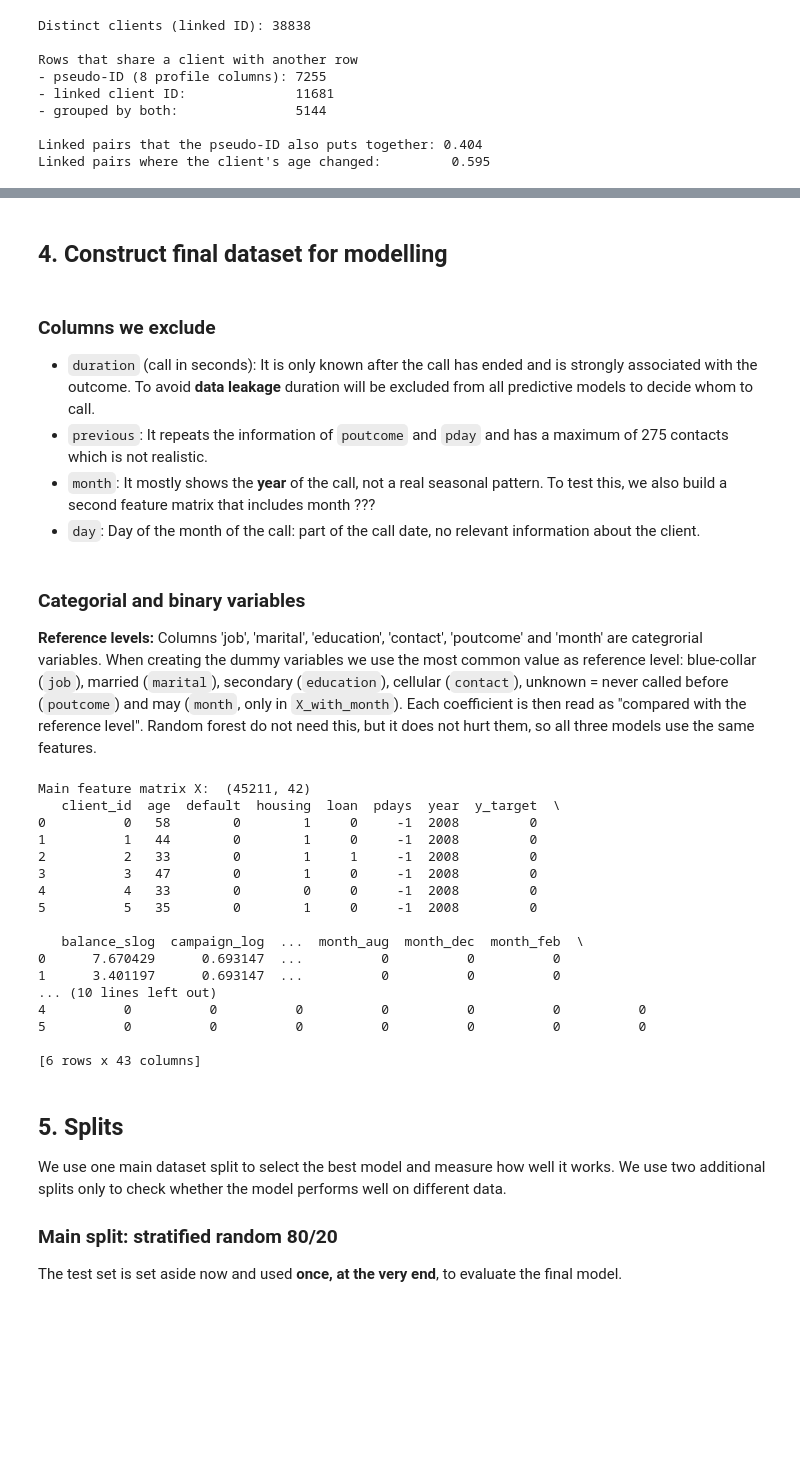
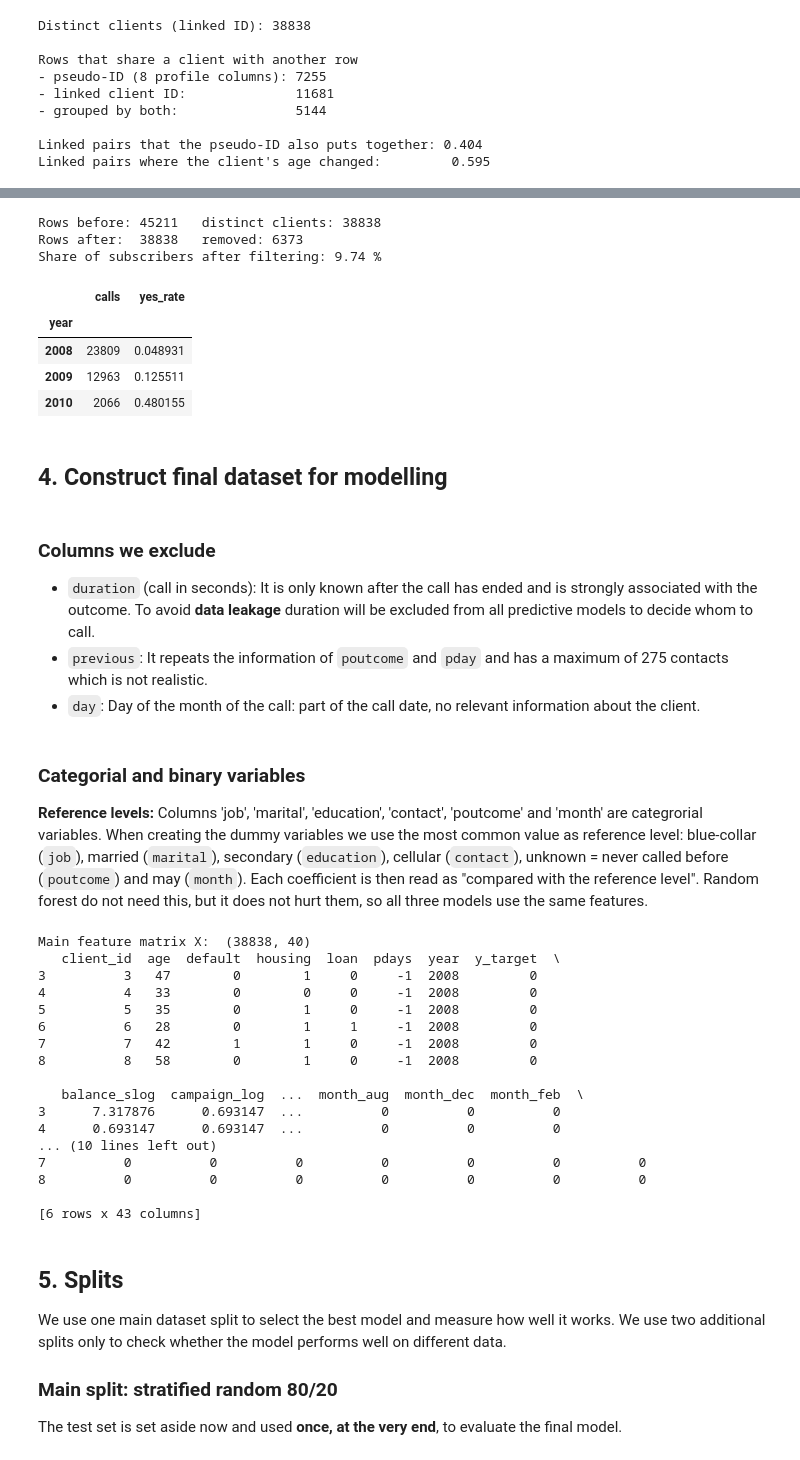
Before and after one commit to abigmugofcoffee/ml_hw, a Jupyter notebook: bank_marketing_project.ipynb, the cells around one changed output, grey strips where cells are left out. Drawn from its saved outputs; the diff is of its cells as text; code cells hidden in the pictures; blank space fills up the shorter version.

```diff
--- a/bank_marketing_project.ipynb
+++ b/bank_marketing_project.ipynb
@@ -291,3 +297,25 @@ We use `client_id` for the group-based CV.
+# %%
+rows_before = len(bank)
+clients_before = bank["client_id"].nunique()
+
+bank = bank.drop_duplicates(subset="client_id", keep="last")
+balance_slog = balance_slog.loc[bank.index]
+campaign_log = campaign_log.loc[bank.index]
+
+print("Rows before:", rows_before, "  distinct clients:", clients_before)
+print("Rows after: ", len(bank), "  removed:", rows_before - len(bank))
+
+print("Share of subscribers after filtering:", round(bank["y_target"].mean() * 100, 2), "%")
+bank.groupby("year")["y_target"].agg(calls="size", yes_rate="mean")
+# %% [output]
+Rows before: 45211   distinct clients: 38838
+Rows after:  38838   removed: 6373
+Share of subscribers after filtering: 9.74 %
+|  | calls | yes_rate |
+| year |  |  |
+| 2008 | 23809 | 0.048931 |
+| 2009 | 12963 | 0.125511 |
+| 2010 | 2066 | 0.480155 |
 # %% [markdown]
 ## 4. Construct final dataset for modelling
 # %% [markdown]
@@ -295,12 +323,11 @@ We use `client_id` for the group-based CV.
 
 - `duration` (call in seconds): It is only known after the call has ended and is strongly associated with the outcome. To avoid **data leakage** duration will be excluded from all predictive models to decide whom to call.
 - `previous`: It repeats the information of `poutcome` and `pday` and has a maximum of 275 contacts which is not realistic.
-- `month`: It mostly shows the **year** of the call, not a real seasonal pattern. To test this, we also build a second feature matrix that includes month ???
 - `day`: Day of the month of the call: part of the call date, no relevant information about the client.
 # %% [markdown]
 ### Categorial and binary variables
 
-**Reference levels:** Columns 'job', 'marital', 'education', 'contact', 'poutcome' and 'month' are categrorial variables. When creating the dummy variables we use the most common value as reference level: blue-collar (`job`), married (`marital`), secondary (`education`), cellular (`contact`), unknown = never called before (`poutcome`) and may (`month`, only in `X_with_month`). Each coefficient is then read as "compared with the reference level". Random forest  do not need this, but it does not hurt them, so all three models use the same features.
+**Reference levels:** Columns 'job', 'marital', 'education', 'contact', 'poutcome' and 'month' are categrorial variables. When creating the dummy variables we use the most common value as reference level: blue-collar (`job`), married (`marital`), secondary (`education`), cellular (`contact`), unknown = never called before (`poutcome`) and may (`month`). Each coefficient is then read as "compared with the reference level". Random forest  do not need this, but it does not hurt them, so all three models use the same features.
 # %%
 # Create final dataframe
 bank_clean = bank[["row_id", "client_id", "pseudo_id", "age", "job", "marital", "education", "default", "housing", "loan", "contact", "month", "pdays", "poutcome", "year", "y_target"]]
@@ -324,27 +351,27 @@ bank_clean = bank_clean.join(dummies)
 bank_clean = bank_clean.drop(columns=["job", "marital", "education", "contact", "poutcome", "month"])
 bank_clean = bank_clean.drop(columns=["row_id", "pseudo_id"])
 
-X = bank_clean.drop(columns=["y_target"])
+X = bank_clean.drop(columns=["y_target", "client_id", "pdays"])
 y = bank_clean["y_target"]
 
 print("Main feature matrix X: ", X.shape)
 print(bank_clean.head(6))
 # %% [output]
-Main feature matrix X:  (45211, 42)
+Main feature matrix X:  (38838, 40)
    client_id  age  default  housing  loan  pdays  year  y_target  \
-0          0   58        0        1     0     -1  2008         0
-1          1   44        0        1     0     -1  2008         0
-2          2   33        0        1     1     -1  2008         0
 3          3   47        0        1     0     -1  2008         0
 4          4   33        0        0     0     -1  2008         0
 5          5   35        0        1     0     -1  2008         0
+6          6   28        0        1     1     -1  2008         0
+7          7   42        1        1     0     -1  2008         0
+8          8   58        0        1     0     -1  2008         0
 
    balance_slog  campaign_log  ...  month_aug  month_dec  month_feb  \
-0      7.670429      0.693147  ...          0          0          0
-1      3.401197      0.693147  ...          0          0          0
+3      7.317876      0.693147  ...          0          0          0
+4      0.693147      0.693147  ...          0          0          0
 ... (10 lines left out)
-4          0          0          0          0          0          0          0
-5          0          0          0          0          0          0          0
+7          0          0          0          0          0          0          0
+8          0          0          0          0          0          0          0
 
 [6 rows x 43 columns]
 # %% [markdown]
```
Also changed, not shown: parts of 17 cells of this notebook.
